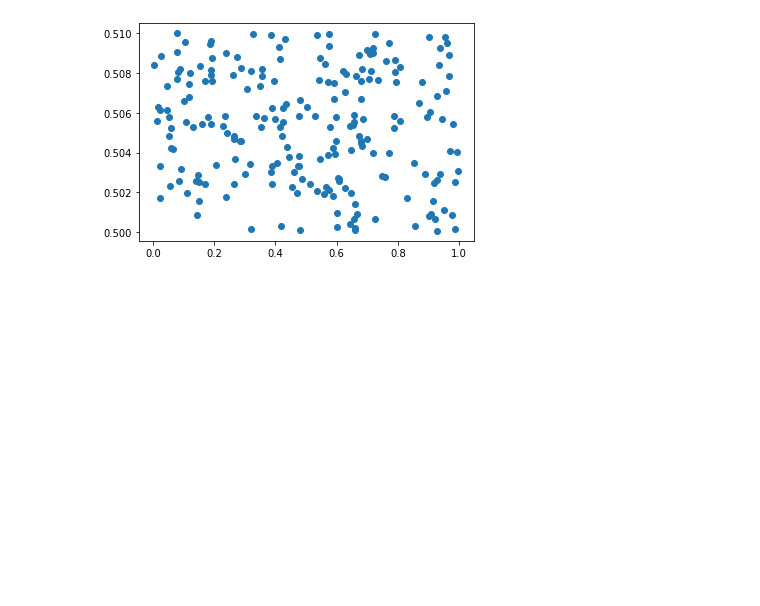
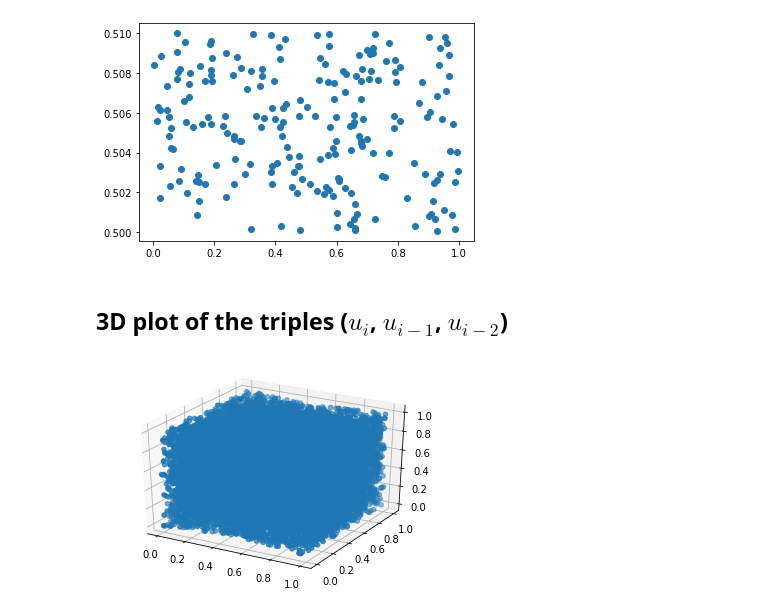
Before and after one commit to Kirscher/Monte-Carlo-and-simulation, a Jupyter notebook: TD1.ipynb, the cells around one changed output. Cells and saved outputs as stored; diff of their text form; code cells hidden in the pictures; blank space fills up the shorter version.

```diff
--- a/TD1.ipynb
+++ b/TD1.ipynb
@@ -31,3 +40,23 @@ plt.scatter(u_i, u_i_1)
 # %% [output]
 <matplotlib.collections.PathCollection at 0x...>
 [figure]
+# %% [markdown]
+## 3D plot of the triples ($u_i$, $u_{i−1}$, $u_{i−2}$)
+# %%
+def plot3D(L):
+  u_i=[]
+  u_i_1=[]
+  u_i_2=[]
+
+  for i in range(len(L)-2):
+    u_i_2.append(L[i])
+    u_i_1.append(L[i+1])
+    u_i.append(L[i+2])
+
+  ax = plt.axes(projection ="3d")
+  ax.scatter3D(u_i, u_i_1, u_i_2)
+  plt.show()
+# %%
+plot3D(L)
+# %% [output]
+[figure, added]
```
Also changed, not shown: parts of 2 cells of this notebook.
